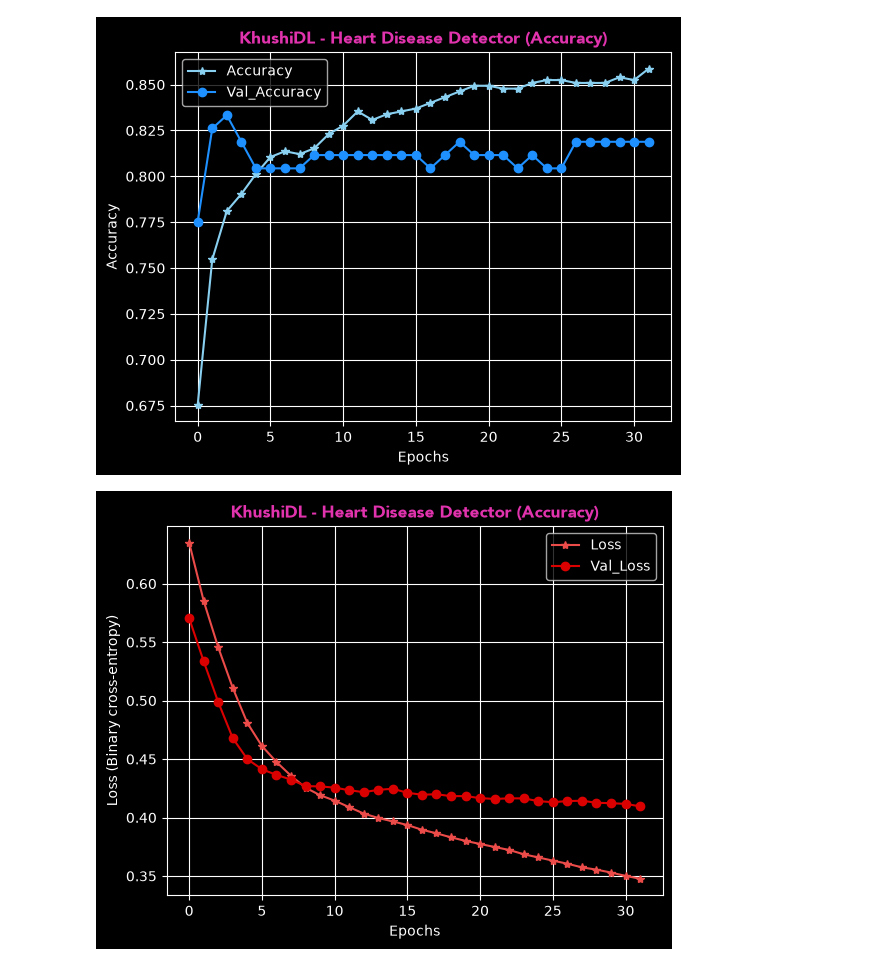
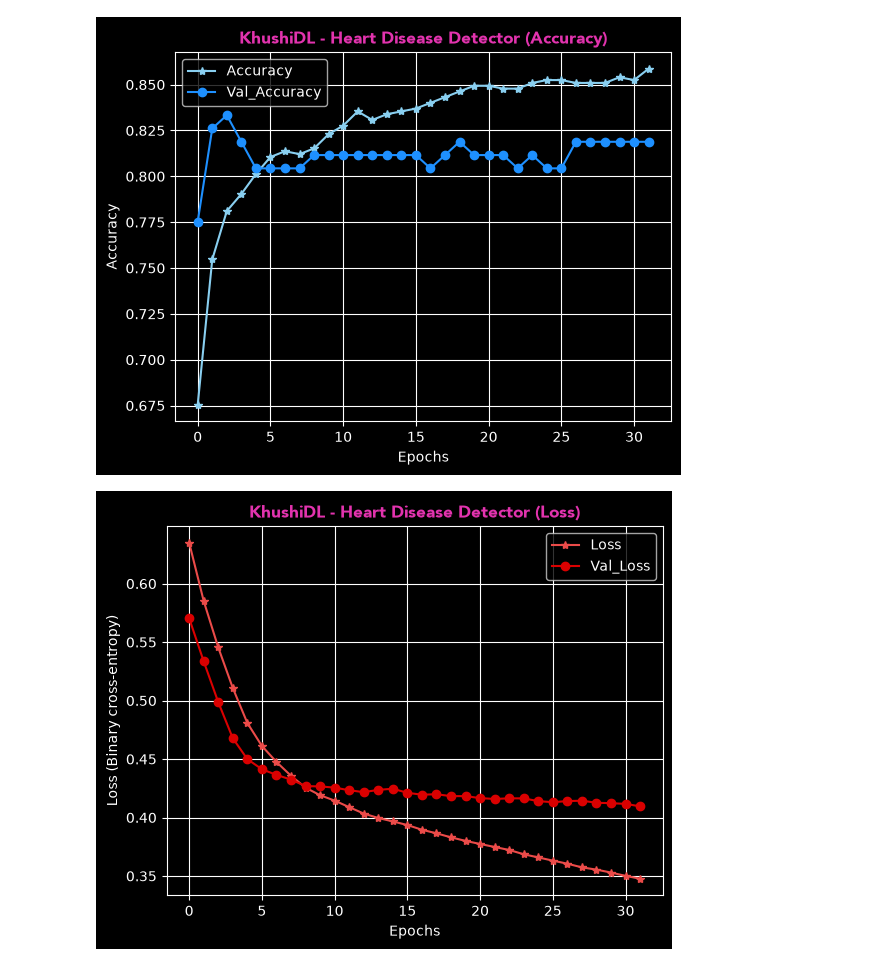
Before and after one commit to lucky-KRMU/KhushiDL-Heart-Disease, a Jupyter notebook: model.ipynb, the cells around one changed output. Saved outputs shown, nothing was run; the diff lists cells and outputs as text; code cells hidden in the pictures.

Commit message:
fix Loss graph

```diff
--- a/model.ipynb
+++ b/model.ipynb
@@ -237,13 +237,13 @@ plt.savefig('graphs/Accuracy.png')
 # %% [output]
 [figure]
 # %%
-plt.title("KhushiDL - Heart Disease Detector (Accuracy)", fontname='avenir', color="#E233AE", fontweight='bold')
+plt.title("KhushiDL - Heart Disease Detector (Loss)", fontname='avenir', color="#E233AE", fontweight='bold')
 plt.plot(model_history.history['loss'], label='Loss', marker='*', color="#EB4B49")
 plt.plot(model_history.history['val_loss'], label='Val_Loss', marker='o', color="#DA0000")
 plt.xlabel('Epochs')
 plt.ylabel('Loss (Binary cross-entropy)')
 plt.legend()
 plt.grid(True)
 plt.savefig('graphs/Loss.png')
 # %% [output]
-[figure, old version]
+[figure, new version]
```
Also changed, not shown: 1 other file.
